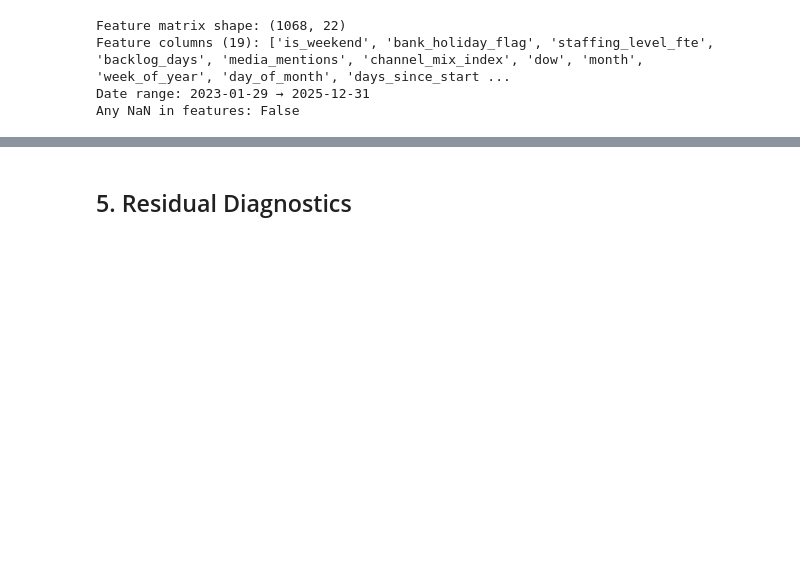
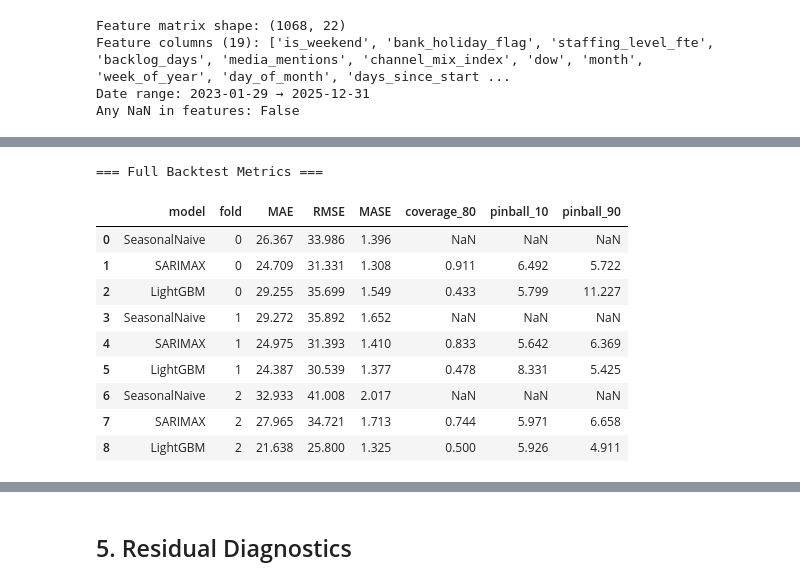
Before and after one commit to IgweKC/complaints_vol_forecasting, a Jupyter notebook: notebook/forecast.ipynb, the cells around one changed output, grey strips where cells are left out. Cells and saved outputs as stored; diff of their text form; code cells hidden in the pictures; blank space fills up the shorter version.

Commit message:
complete model comp, metric, evaluation

```diff
--- a/notebook/forecast.ipynb
+++ b/notebook/forecast.ipynb
@@ -303,9 +318,21 @@ metrics_df = pd.DataFrame(records)
 # %%
 # Per-fold metrics table
 print('\n=== Full Backtest Metrics ===')
-display_cols = ['model', 'fold', 'MAE', 'RMSE', 'MASE', 'sMAPE']
+display_cols = ['model', 'fold', 'MAE', 'RMSE', 'MASE']
 pi_cols = [c for c in ['coverage_80', 'pinball_10', 'pinball_90'] if c in metrics_df.columns]
 metrics_df[display_cols + pi_cols].round(3)
+# %% [output]
+=== Full Backtest Metrics ===
+|  | model | fold | MAE | RMSE | MASE | coverage_80 | pinball_10 | pinball_90 |
+| 0 | SeasonalNaive | 0 | 26.367 | 33.986 | 1.396 | NaN | NaN | NaN |
+| 1 | SARIMAX | 0 | 24.709 | 31.331 | 1.308 | 0.911 | 6.492 | 5.722 |
+| 2 | LightGBM | 0 | 29.255 | 35.699 | 1.549 | 0.433 | 5.799 | 11.227 |
+| 3 | SeasonalNaive | 1 | 29.272 | 35.892 | 1.652 | NaN | NaN | NaN |
+| 4 | SARIMAX | 1 | 24.975 | 31.393 | 1.410 | 0.833 | 5.642 | 6.369 |
+| 5 | LightGBM | 1 | 24.387 | 30.539 | 1.377 | 0.478 | 8.331 | 5.425 |
+| 6 | SeasonalNaive | 2 | 32.933 | 41.008 | 2.017 | NaN | NaN | NaN |
+| 7 | SARIMAX | 2 | 27.965 | 34.721 | 1.713 | 0.744 | 5.971 | 6.658 |
+| 8 | LightGBM | 2 | 21.638 | 25.800 | 1.325 | 0.500 | 5.926 | 4.911 |
 # %%
 # Summary statistics
 summary = metrics_df.groupby('model')['MAE'].agg(['mean', 'std']).sort_values('mean')
```
Also changed, not shown: parts of 13 cells of this notebook, 7 other files.
